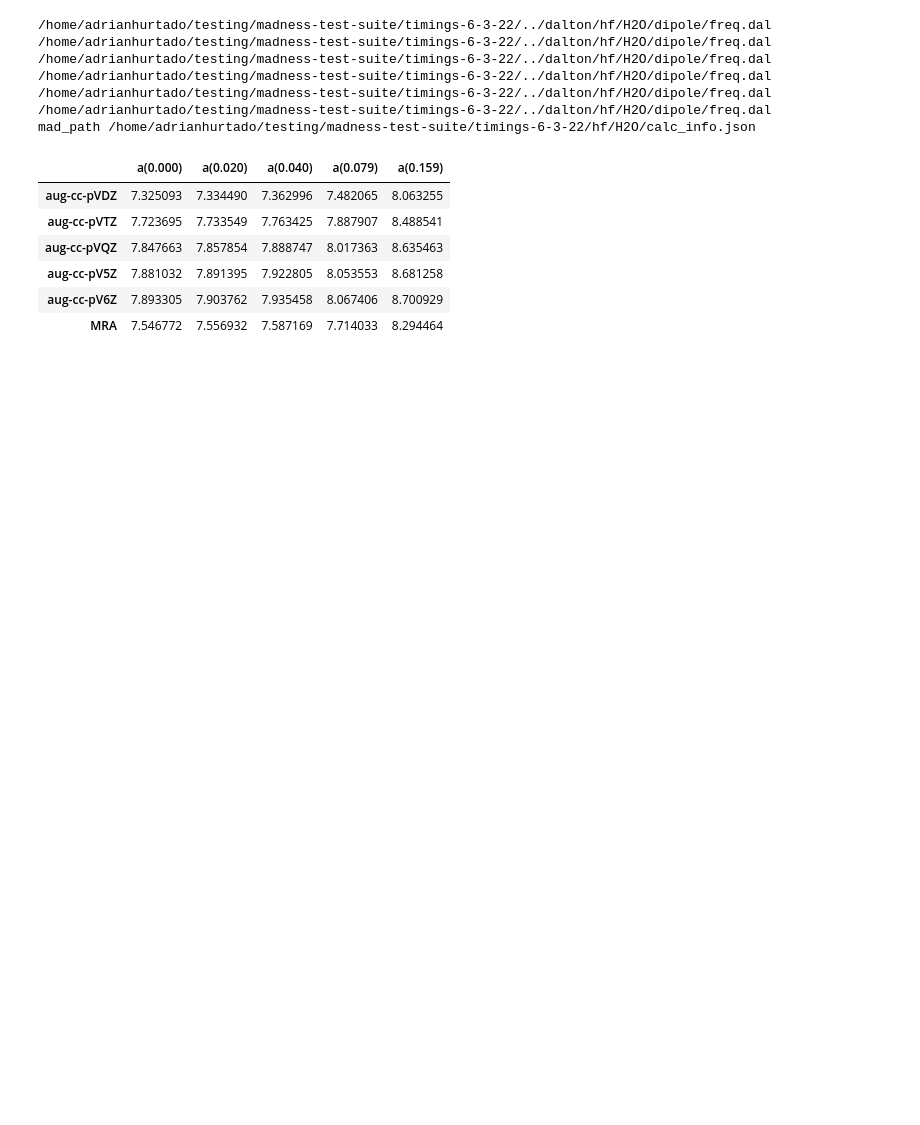
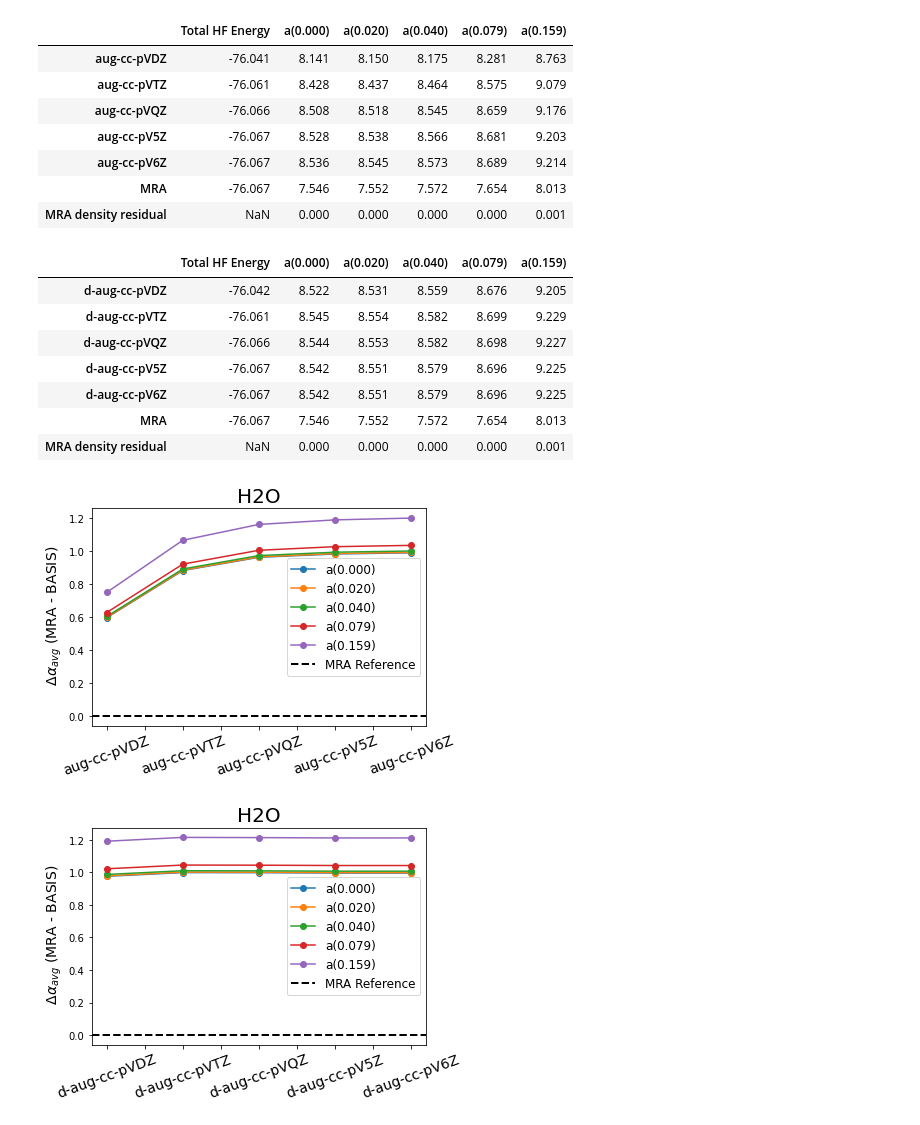
Before and after one commit to ahurta92/madness-test-suite, a Jupyter notebook: Timings 6-2-2022.ipynb, the cells around one changed output. Saved outputs shown, nothing was run; the diff lists cells and outputs as text; code cells hidden in the pictures; blank space fills up the shorter version.

```diff
--- a/Timings 6-2-2022.ipynb
+++ b/Timings 6-2-2022.ipynb
@@ -95,18 +237,25 @@ mad_path /home/adrianhurtado/testing/madness-test-suite/timings-6-3-22/hf/He/cal
 # %%
-create_polar_table('H2O','hf',basis_list,'xx').iloc[:,1:]
+d1=create_polar_diff_plot('H2O',basis_list)
+d2=create_polar_diff_plot('H2O',d_basis_list)
+display(d1)
+display(d2)
 # %% [output]
-/home/adrianhurtado/testing/madness-test-suite/timings-6-3-22/../dalton/hf/H2O/dipole/freq.dal
-/home/adrianhurtado/testing/madness-test-suite/timings-6-3-22/../dalton/hf/H2O/dipole/freq.dal
-/home/adrianhurtado/testing/madness-test-suite/timings-6-3-22/../dalton/hf/H2O/dipole/freq.dal
-/home/adrianhurtado/testing/madness-test-suite/timings-6-3-22/../dalton/hf/H2O/dipole/freq.dal
-/home/adrianhurtado/testing/madness-test-suite/timings-6-3-22/../dalton/hf/H2O/dipole/freq.dal
-/home/adrianhurtado/testing/madness-test-suite/timings-6-3-22/../dalton/hf/H2O/dipole/freq.dal
-mad_path /home/adrianhurtado/testing/madness-test-suite/timings-6-3-22/hf/H2O/calc_info.json
-|  | a(0.000) | a(0.020) | a(0.040) | a(0.079) | a(0.159) |
-| aug-cc-pVDZ | 7.325093 | 7.334490 | 7.362996 | 7.482065 | 8.063255 |
-| aug-cc-pVTZ | 7.723695 | 7.733549 | 7.763425 | 7.887907 | 8.488541 |
-| aug-cc-pVQZ | 7.847663 | 7.857854 | 7.888747 | 8.017363 | 8.635463 |
-| aug-cc-pV5Z | 7.881032 | 7.891395 | 7.922805 | 8.053553 | 8.681258 |
-| aug-cc-pV6Z | 7.893305 | 7.903762 | 7.935458 | 8.067406 | 8.700929 |
-| MRA | 7.546772 | 7.556932 | 7.587169 | 7.714033 | 8.294464 |
+|  | Total HF Energy | a(0.000) | a(0.020) | a(0.040) | a(0.079) | a(0.159) |
+| aug-cc-pVDZ | -76.041 | 8.141 | 8.150 | 8.175 | 8.281 | 8.763 |
+| aug-cc-pVTZ | -76.061 | 8.428 | 8.437 | 8.464 | 8.575 | 9.079 |
+| aug-cc-pVQZ | -76.066 | 8.508 | 8.518 | 8.545 | 8.659 | 9.176 |
+| aug-cc-pV5Z | -76.067 | 8.528 | 8.538 | 8.566 | 8.681 | 9.203 |
+| aug-cc-pV6Z | -76.067 | 8.536 | 8.545 | 8.573 | 8.689 | 9.214 |
+| MRA | -76.067 | 7.546 | 7.552 | 7.572 | 7.654 | 8.013 |
+| MRA density residual | NaN | 0.000 | 0.000 | 0.000 | 0.000 | 0.001 |
+|  | Total HF Energy | a(0.000) | a(0.020) | a(0.040) | a(0.079) | a(0.159) |
+| d-aug-cc-pVDZ | -76.042 | 8.522 | 8.531 | 8.559 | 8.676 | 9.205 |
+| d-aug-cc-pVTZ | -76.061 | 8.545 | 8.554 | 8.582 | 8.699 | 9.229 |
+| d-aug-cc-pVQZ | -76.066 | 8.544 | 8.553 | 8.582 | 8.698 | 9.227 |
+| d-aug-cc-pV5Z | -76.067 | 8.542 | 8.551 | 8.579 | 8.696 | 9.225 |
+| d-aug-cc-pV6Z | -76.067 | 8.542 | 8.551 | 8.579 | 8.696 | 9.225 |
+| MRA | -76.067 | 7.546 | 7.552 | 7.572 | 7.654 | 8.013 |
+| MRA density residual | NaN | 0.000 | 0.000 | 0.000 | 0.000 | 0.001 |
+[figure, added]
+[figure, added]
 # %%
```
Also changed, not shown: parts of 19 cells of this notebook, 2 other files.
